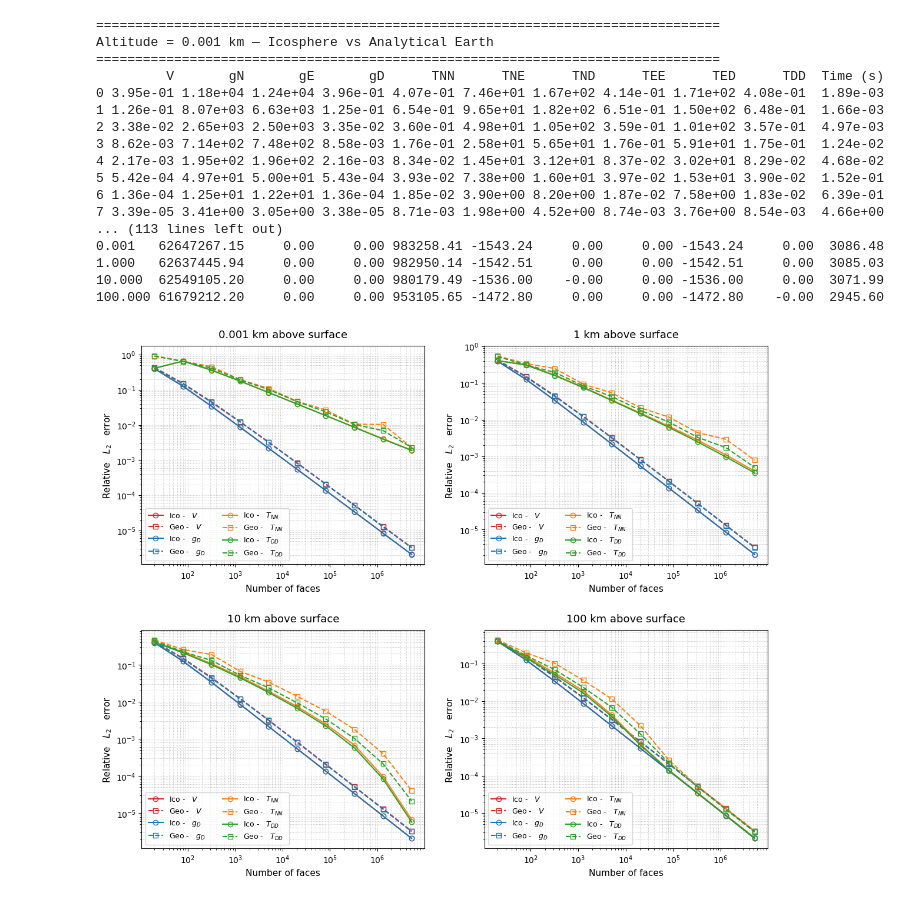
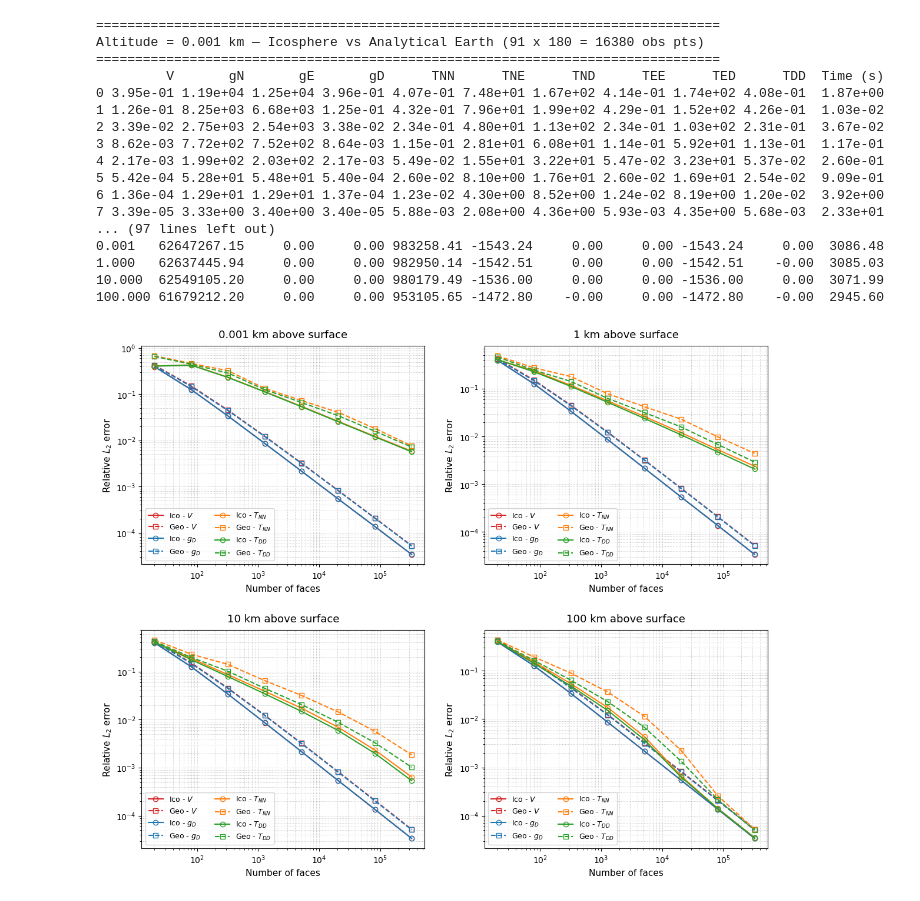
Before and after one commit to LeyuanWu/VecWerSch, a Jupyter notebook: ex_IcoGeoSphere_Global.ipynb, the cells around one changed output. Saved outputs shown, nothing was run; the diff lists cells and outputs as text; code cells hidden in the pictures.

```diff
--- a/ex_IcoGeoSphere_Global.ipynb
+++ b/ex_IcoGeoSphere_Global.ipynb
@@ -21,9 +21,15 @@ altitudes = [0.001, 1.0, 10.0, 100.0]  # now explicitly in km
 obs_radii = [R_earth + h for h in altitudes]
 
 # Create observation points on spherical shells (lat/lon grid)
-dlat = dlon = 5.0  # degrees
+dlat = dlon = 2.0  # degrees
 lat_vals = np.arange(-90, 90 + dlat, dlat)
 lon_vals = np.arange(-180, 180, dlon)
+
+# Observation grid size (same for all altitudes)
+nlat_obs = len(lat_vals)
+nlon_obs = len(lon_vals)
+N_obs = nlat_obs * nlon_obs
+print(f"\nObservation grid: {nlat_obs} lat x {nlon_obs} lon = {N_obs} points per altitude\n")
 
 # Store observation point arrays per altitude
 P_list = []
@@ -60,7 +66,7 @@ for r_obs in obs_radii:
 fields = ['V', 'gN', 'gE', 'gD', 'TNN', 'TNE', 'TND', 'TEE', 'TED', 'TDD']
 
 # Refinement settings
-nsub_max = 10
+nsub_max = 8
 NSUBs = np.arange(nsub_max)
 
 # Geographic resolution rules
@@ -199,12 +207,14 @@ for i, h in enumerate(altitudes):
     df_geo['Time (s)'] = all_time_geo[i]
 
     print("\n" + "="*80)
-    print(f"Altitude = {h:g} km — Icosphere vs Analytical Earth")
+    print(f"Altitude = {h:g} km — Icosphere vs Analytical Earth "
+          f"({nlat_obs} x {nlon_obs} = {N_obs} obs pts)")
     print("="*80)
     print(df_ico.to_string(float_format="{:.2e}".format))
 
     print("\n" + "="*80)
-    print(f"Altitude = {h:g} km — Geographic Grid vs Analytical Earth")
+    print(f"Altitude = {h:g} km — Geographic Grid vs Analytical Earth "
+          f"({nlat_obs} x {nlon_obs} = {N_obs} obs pts)")
     print("="*80)
     print(df_geo.to_string(float_format="{:.2e}".format))
 
@@ -217,77 +227,65 @@ df_refs = pd.DataFrame(ref_values, index=altitudes)
 print(df_refs.to_string(float_format="{:8.2f}".format))
 # %% [output]
 ================================================================================
-Altitude = 0.001 km — Icosphere vs Analytical Earth
+Altitude = 0.001 km — Icosphere vs Analytical Earth (91 x 180 = 16380 obs pts)
 ================================================================================
          V       gN       gE       gD      TNN      TNE      TND      TEE      TED      TDD  Time (s)
-0 3.95e-01 1.18e+04 1.24e+04 3.96e-01 4.07e-01 7.46e+01 1.67e+02 4.14e-01 1.71e+02 4.08e-01  1.89e-03
-1 1.26e-01 8.07e+03 6.63e+03 1.25e-01 6.54e-01 9.65e+01 1.82e+02 6.51e-01 1.50e+02 6.48e-01  1.66e-03
-2 3.38e-02 2.65e+03 2.50e+03 3.35e-02 3.60e-01 4.98e+01 1.05e+02 3.59e-01 1.01e+02 3.57e-01  4.97e-03
-3 8.62e-03 7.14e+02 7.48e+02 8.58e-03 1.76e-01 2.58e+01 5.65e+01 1.76e-01 5.91e+01 1.75e-01  1.24e-02
-4 2.17e-03 1.95e+02 1.96e+02 2.16e-03 8.34e-02 1.45e+01 3.12e+01 8.37e-02 3.02e+01 8.29e-02  4.68e-02
-5 5.42e-04 4.97e+01 5.00e+01 5.43e-04 3.93e-02 7.38e+00 1.60e+01 3.97e-02 1.53e+01 3.90e-02  1.52e-01
-6 1.36e-04 1.25e+01 1.22e+01 1.36e-04 1.85e-02 3.90e+00 8.20e+00 1.87e-02 7.58e+00 1.83e-02  6.39e-01
-7 3.39e-05 3.41e+00 3.05e+00 3.38e-05 8.71e-03 1.98e+00 4.52e+00 8.74e-03 3.76e+00 8.54e-03  4.66e+00
-... (113 lines left out)
+0 3.95e-01 1.19e+04 1.25e+04 3.96e-01 4.07e-01 7.48e+01 1.67e+02 4.14e-01 1.74e+02 4.08e-01  1.87e+00
+1 1.26e-01 8.25e+03 6.68e+03 1.25e-01 4.32e-01 7.96e+01 1.99e+02 4.29e-01 1.52e+02 4.26e-01  1.03e-02
+2 3.39e-02 2.75e+03 2.54e+03 3.38e-02 2.34e-01 4.80e+01 1.13e+02 2.34e-01 1.03e+02 2.31e-01  3.67e-02
+3 8.62e-03 7.72e+02 7.52e+02 8.64e-03 1.15e-01 2.81e+01 6.08e+01 1.14e-01 5.92e+01 1.13e-01  1.17e-01
+4 2.17e-03 1.99e+02 2.03e+02 2.17e-03 5.49e-02 1.55e+01 3.22e+01 5.47e-02 3.23e+01 5.37e-02  2.60e-01
+5 5.42e-04 5.28e+01 5.48e+01 5.40e-04 2.60e-02 8.10e+00 1.76e+01 2.60e-02 1.69e+01 2.54e-02  9.09e-01
+6 1.36e-04 1.29e+01 1.29e+01 1.37e-04 1.23e-02 4.30e+00 8.52e+00 1.24e-02 8.19e+00 1.20e-02  3.92e+00
+7 3.39e-05 3.33e+00 3.40e+00 3.40e-05 5.88e-03 2.08e+00 4.36e+00 5.93e-03 4.35e+00 5.68e-03  2.33e+01
+... (97 lines left out)
 0.001   62647267.15     0.00     0.00 983258.41 -1543.24     0.00     0.00 -1543.24     0.00  3086.48
-1.000   62637445.94     0.00     0.00 982950.14 -1542.51     0.00     0.00 -1542.51     0.00  3085.03
-10.000  62549105.20     0.00     0.00 980179.49 -1536.00    -0.00     0.00 -1536.00     0.00  3071.99
-100.000 61679212.20     0.00     0.00 953105.65 -1472.80     0.00     0.00 -1472.80    -0.00  2945.60
+1.000   62637445.94     0.00     0.00 982950.14 -1542.51     0.00     0.00 -1542.51    -0.00  3085.03
+10.000  62549105.20     0.00     0.00 980179.49 -1536.00     0.00     0.00 -1536.00     0.00  3071.99
+100.000 61679212.20     0.00     0.00 953105.65 -1472.80    -0.00     0.00 -1472.80    -0.00  2945.60
 # %%
-# Plot: 2x2 subplots for each altitude — independent axes, internal legends
+# Plot representative fields for each altitude
 rep_fields = ['V', 'gD', 'TNN', 'TDD']
-latex_labels = {
-    'V': r'  $  V  $  ',
-    'gD': r'  $  g_D  $  ',
-    'TNN': r'  $  T_{NN}  $  ',
-    'TDD': r'  $  T_{DD}  $  '
-}
-colors = {
-    'V': 'tab:red',
-    'gD': 'tab:blue',
-    'TNN': 'tab:orange',
-    'TDD': 'tab:green'
-}
+latex_labels = {'V': r'$V$', 'gD': r'$g_D$', 'TNN': r'$T_{NN}$', 'TDD': r'$T_{DD}$'}
+colors = {'V': 'tab:red', 'gD': 'tab:blue', 'TNN': 'tab:orange', 'TDD': 'tab:green'}
 
-fig, axes = plt.subplots(2, 2, figsize=(12, 10))
-axes = axes.flatten()
+fig, axs = plt.subplots(2, 2, figsize=(12, 10))
+axs = axs.flatten()
 
 N_faces = 20 * (4 ** NSUBs)
 
 for i, h in enumerate(altitudes):
-    ax = axes[i]
+    ax = axs[i]
 
     # Plot each field
     for field in rep_fields:
         label_latex = latex_labels[field]
         color = colors[field]
 
         # Icosphere
         ax.loglog(
             N_faces, all_err_ico[i][field],
             linestyle='-', marker='o', fillstyle='none',
             color=color, linewidth=1.5, markersize=6,
             label=f'Ico - {label_latex}'
         )
         # Geographic grid
         ax.loglog(
             N_faces, all_err_geo[i][field],
             linestyle='--', marker='s', fillstyle='none',
             color=color, linewidth=1.5, markersize=6,
             label=f'Geo - {label_latex}'
         )
 
-    # Labels and title
     ax.set_title(f'{h:g} km above surface', fontsize=13, pad=10)
     ax.set_xlabel('Number of faces', fontsize=11)
-    ax.set_ylabel('Relative   $  L_2  $   error', fontsize=11)
+    ax.set_ylabel('Relative $L_2$ error', fontsize=11)
     ax.grid(True, which="both", linestyle=':', linewidth=0.7, alpha=0.8)
-
-    # Legend inside subplot (compact)
-    ax.legend(fontsize=9, loc='lower left', frameon=True, fancybox=True, shadow=False, ncol=2)
+    ax.legend(fontsize=9, loc='lower left',
+              frameon=True, fancybox=True, shadow=False, ncol=2)
 
 plt.tight_layout(pad=2.5)
-plt.savefig("IcoGeoSphere_SphericalShells.png", dpi=300, bbox_inches='tight')
+plt.savefig("IcoGeoSphere_Rs.png", dpi=300, bbox_inches='tight')
 plt.show()
 # %% [output]
-[figure, old version]
+[figure, new version]
```
Also changed, not shown: parts of 2 cells of this notebook, 7 other files.
